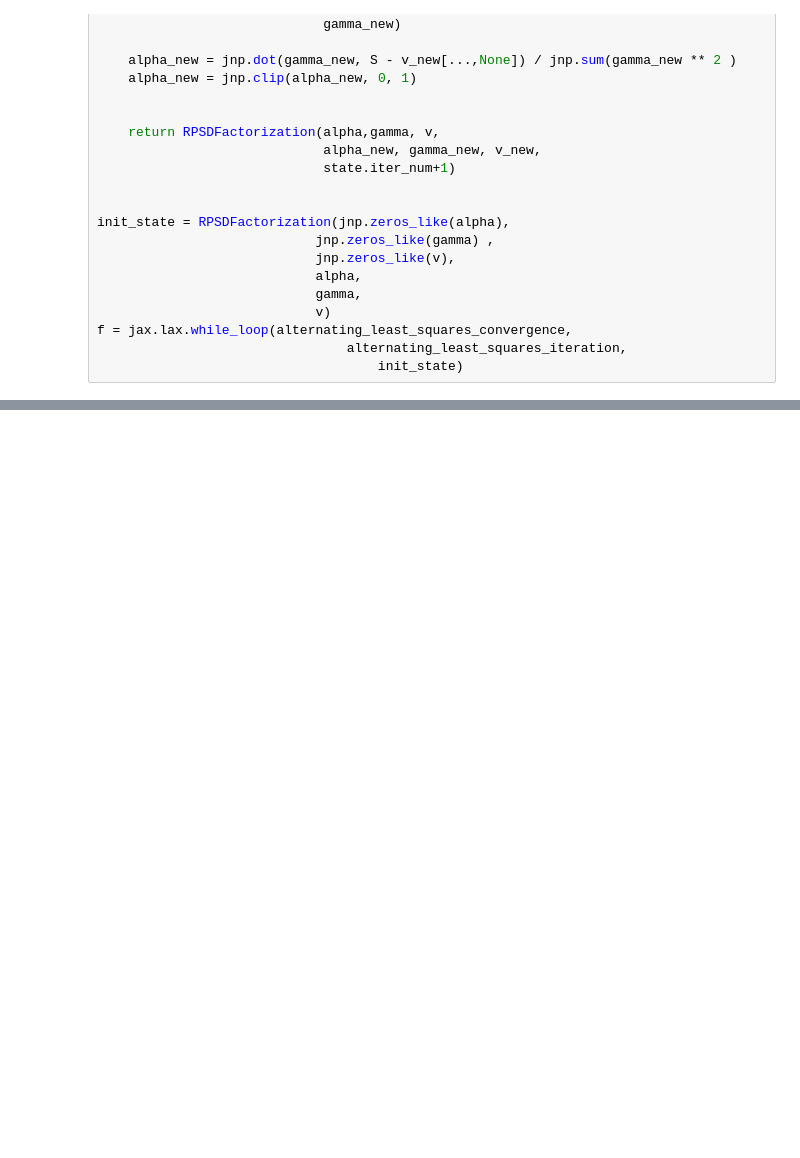
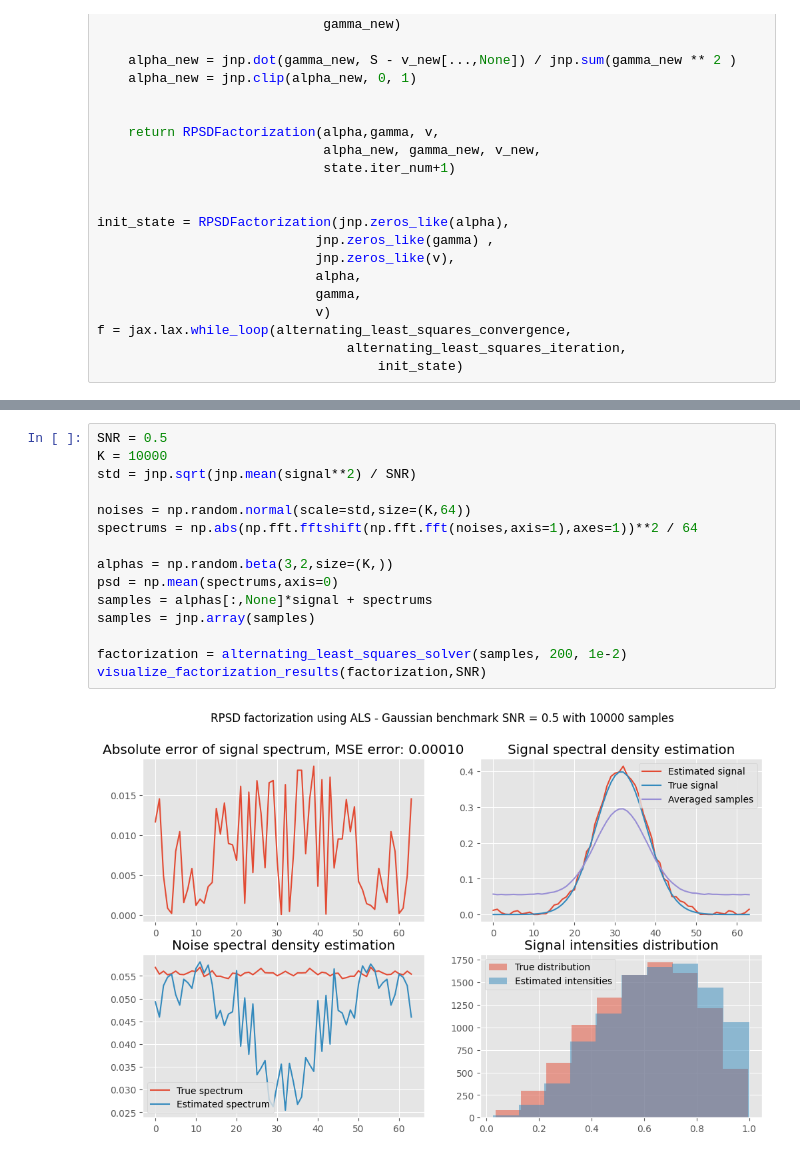
Before and after one commit to oppositecategory/3D_KLT, a Jupyter notebook: notebooks/ALS.ipynb, the cells around one changed output, grey strips where cells are left out. Saved outputs shown, nothing was run; the diff lists cells and outputs as text; blank space fills up the shorter version.

```diff
--- a/notebooks/ALS.ipynb
+++ b/notebooks/ALS.ipynb
@@ -155,0 +200,17 @@ plt.suptitle(f"RPSD factorization using ALS - Gaussian benchmark SNR = {SNR} wit
+# %%
+SNR = 0.5
+K = 10000
+std = jnp.sqrt(jnp.mean(signal**2) / SNR)
+
+noises = np.random.normal(scale=std,size=(K,64))
+spectrums = np.abs(np.fft.fftshift(np.fft.fft(noises,axis=1),axes=1))**2 / 64
+
+alphas = np.random.beta(3,2,size=(K,))
+psd = np.mean(spectrums,axis=0)
+samples = alphas[:,None]*signal + spectrums
+samples = jnp.array(samples)
+
+factorization = alternating_least_squares_solver(samples, 200, 1e-2)
+visualize_factorization_results(factorization,SNR)
+# %% [output]
+[figure, added]
```
Also changed, not shown: parts of 9 cells of this notebook.
